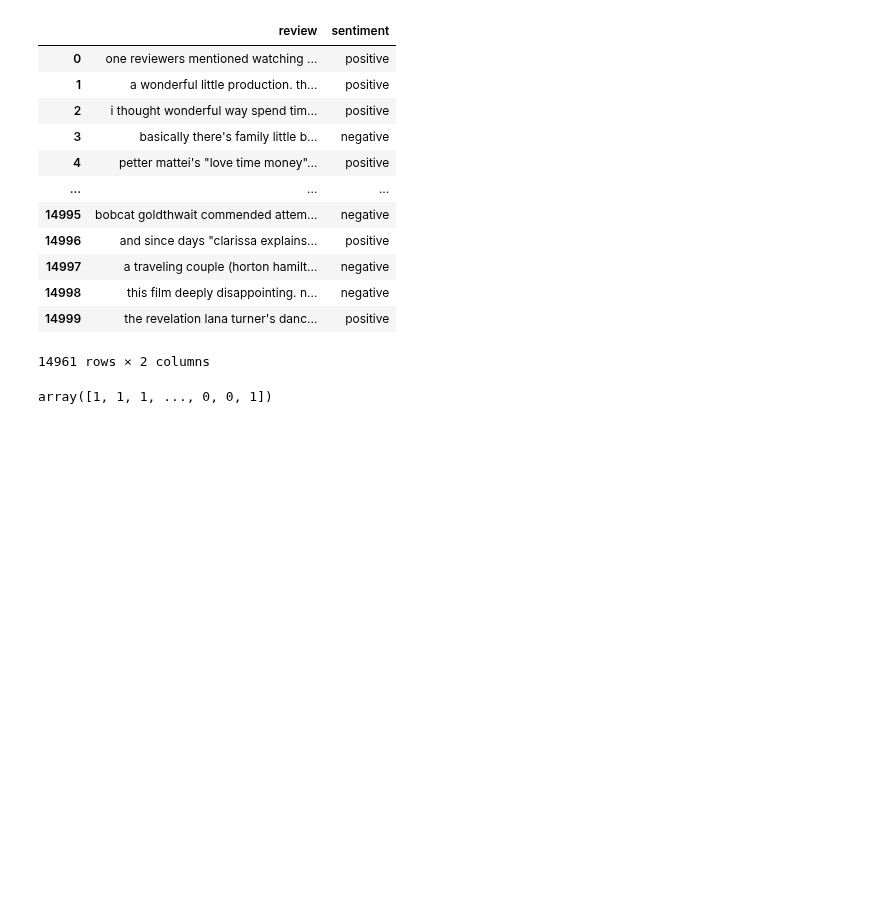
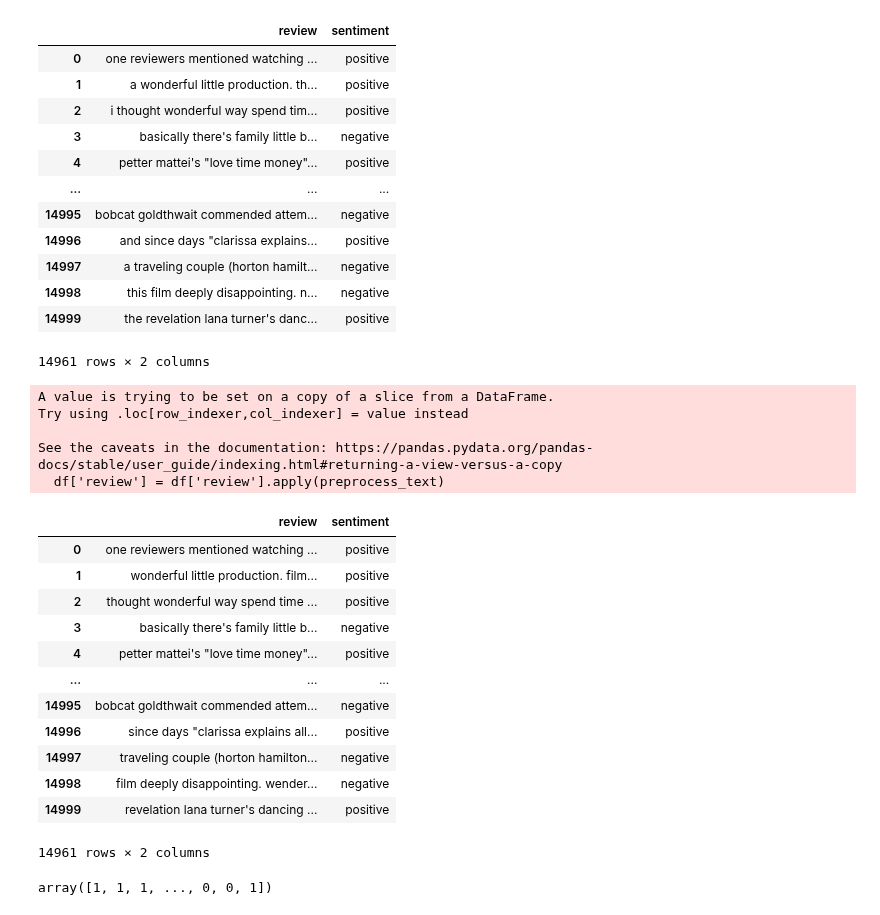
Before and after one commit to Hamidreza-Sj/Twitter-Sentiment-Analysis, a Jupyter notebook: NLP Project3.ipynb, the cells around one changed output. Drawn from its saved outputs; the diff is of its cells as text; code cells hidden in the pictures; blank space fills up the shorter version.

Commit message:
improved the preprocessing code

```diff
--- a/NLP Project3.ipynb
+++ b/NLP Project3.ipynb
@@ -300,20 +299,20 @@ df.shape
 # %% [output]
 (14961, 2)
 # %%
-import re
-from nltk.corpus import stopwords
+# import re
+# from nltk.corpus import stopwords
 
-def remove_html_tags(raw_text):
-    cleaned_text = re.sub(re.compile('<.*?>'), '', raw_text)
-    return cleaned_text
-df['review'] = df['review'].apply(remove_html_tags)
+# def remove_html_tags(raw_text):
+#     cleaned_text = re.sub(re.compile('<.*?>'), '', raw_text)
+#     return cleaned_text
+# df['review'] = df['review'].apply(remove_html_tags)
 
-sw_list = stopwords.words('english')
-df['review'] = df['review'].apply(lambda x: [item for item in x.split() if item not in sw_list]).apply(lambda x: ' '.join(x))
+# sw_list = stopwords.words('english')
+# df['review'] = df['review'].apply(lambda x: [item for item in x.split() if item not in sw_list]).apply(lambda x: ' '.join(x))
 
-df['review'] = df['review'].apply(lambda x : x.lower())
+# df['review'] = df['review'].apply(lambda x : x.lower())
 
-df
+# df
 # %% [output]
 A value is trying to be set on a copy of a slice from a DataFrame.
 Try using .loc[row_indexer,col_indexer] = value instead
@@ -343,6 +342,49 @@ See the caveats in the documentation: https://pandas.pydata.org/pandas-docs/stab
 | 14998 | this film deeply disappointing. n... | negative |
 | 14999 | the revelation lana turner's danc... | positive |
 14961 rows × 2 columns
+# %%
+import re
+from nltk.corpus import stopwords
+
+# Initialize stopwords once, outside the function
+sw_list = stopwords.words('english')
+
+def preprocess_text(text):
+    """
+    Preprocess text by removing HTML tags, stopwords, and converting to lowercase
+    """
+    # Remove HTML tags
+    text = re.sub(re.compile('<.*?>'), '', text)
+
+    # Convert to lowercase
+    text = text.lower()
+
+    # Remove stopwords and join words
+    return ' '.join(word for word in text.split() if word not in sw_list)
+
+# Apply all preprocessing steps in one pass
+df['review'] = df['review'].apply(preprocess_text)
+
+df
+# %% [output]
+A value is trying to be set on a copy of a slice from a DataFrame.
+Try using .loc[row_indexer,col_indexer] = value instead
+
+See the caveats in the documentation: https://pandas.pydata.org/pandas-docs/stable/user_guide/indexing.html#returning-a-view-versus-a-copy
+  df['review'] = df['review'].apply(preprocess_text)
+|  | review | sentiment |
+| 0 | one reviewers mentioned watching ... | positive |
+| 1 | wonderful little production. film... | positive |
+| 2 | thought wonderful way spend time ... | positive |
+| 3 | basically there's family little b... | negative |
+| 4 | petter mattei's "love time money"... | positive |
+| ... | ... | ... |
+| 14995 | bobcat goldthwait commended attem... | negative |
+| 14996 | since days "clarissa explains all... | positive |
+| 14997 | traveling couple (horton hamilton... | negative |
+| 14998 | film deeply disappointing. wender... | negative |
+| 14999 | revelation lana turner's dancing ... | positive |
+14961 rows × 2 columns
 # %%
 X = df.iloc[:,0:1]
 y = df['sentiment']
```
Also changed, not shown: parts of 1 cell of this notebook.
